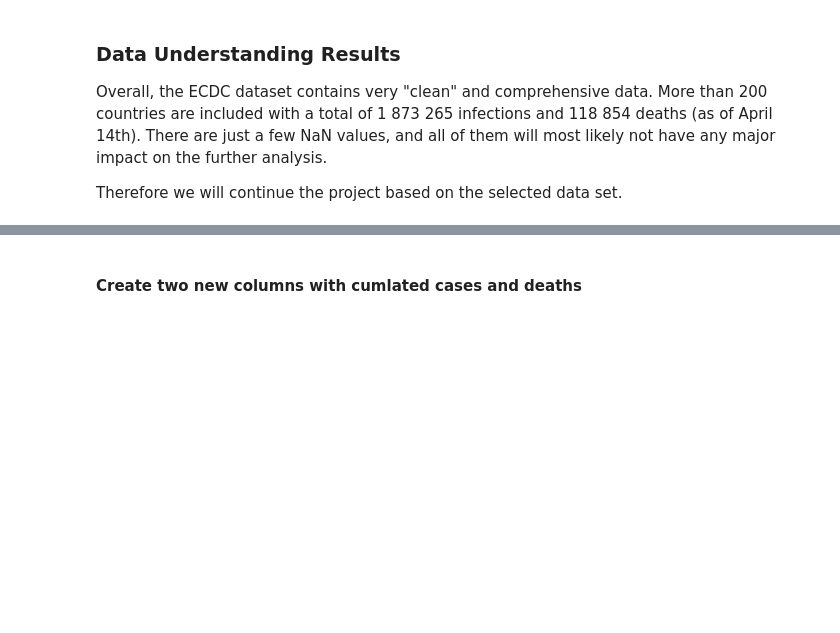
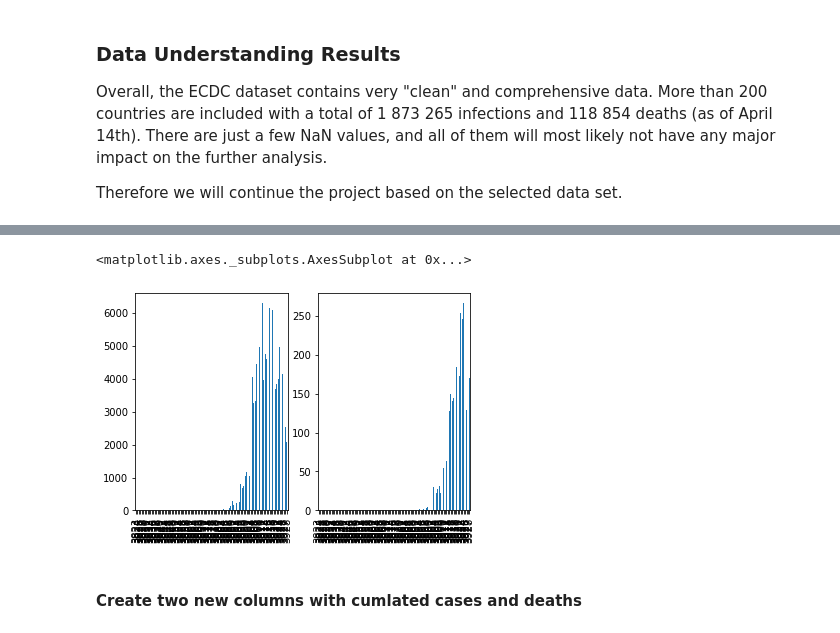
Before and after one commit to praemisit/COVID19_DataExploration, a Jupyter notebook: COVID19_DataExploration.ipynb, the cells around one changed output, grey strips where cells are left out. Saved outputs shown, nothing was run; the diff lists cells and outputs as text; code cells hidden in the pictures; blank space fills up the shorter version.

```diff
--- a/COVID19_DataExploration.ipynb
+++ b/COVID19_DataExploration.ipynb
@@ -201,3 +283,10 @@ The following KPIs shall be evaluated to determine which KPI, or which combinati
+# %%
+fig, axes = plt.subplots(nrows=1, ncols=2)
+df_cases[df_cases["countriesAndTerritories"]=="Germany"]["cases"].plot(ax=axes[0],kind='bar')
+df_cases[df_cases["countriesAndTerritories"]=="Germany"]["deaths"].plot(ax=axes[1],kind='bar')
+# %% [output]
+<matplotlib.axes._subplots.AxesSubplot at 0x...>
+[figure, added]
 # %% [markdown]
 #### Create two new columns with cumlated cases and deaths
 # %%
```
Also changed, not shown: parts of 12 cells of this notebook, 5 other files.
